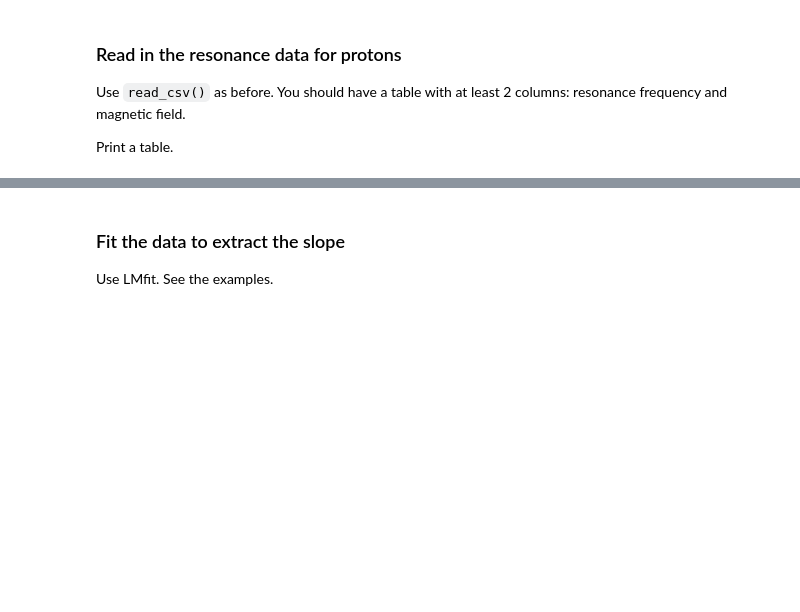
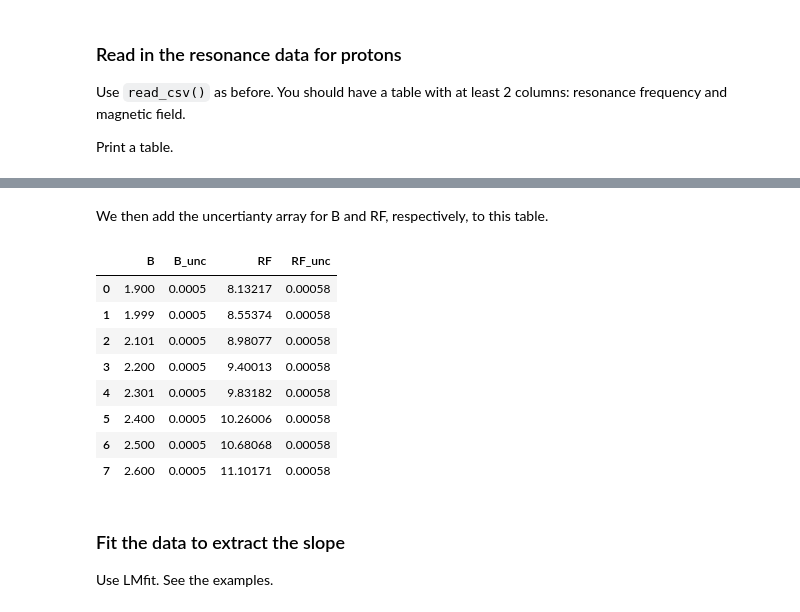
Before and after one commit to ahserhan/CMX, a Jupyter notebook: CWNMR/Continuous NMR Analysis (Template).ipynb, the cells around one changed output, grey strips where cells are left out. Saved outputs shown, nothing was run; the diff lists cells and outputs as text; code cells hidden in the pictures; blank space fills up the shorter version.

```diff
--- a/CWNMR/Continuous NMR Analysis (Template).ipynb
+++ b/CWNMR/Continuous NMR Analysis (Template).ipynb
@@ -96,3 +120,19 @@ Print a table.
+# %% [markdown]
+We then add the uncertianty array for B and RF, respectively, to this table.
+# %%
+# Include the uncertainty results as another column in the dataframe
+uh1_data = pd.read_csv('H1_with_unc.csv')
+uh1_data
+# %% [output]
+|  | B | B_unc | RF | RF_unc |
+| 0 | 1.900 | 0.0005 | 8.13217 | 0.00058 |
+| 1 | 1.999 | 0.0005 | 8.55374 | 0.00058 |
+| 2 | 2.101 | 0.0005 | 8.98077 | 0.00058 |
+| 3 | 2.200 | 0.0005 | 9.40013 | 0.00058 |
+| 4 | 2.301 | 0.0005 | 9.83182 | 0.00058 |
+| 5 | 2.400 | 0.0005 | 10.26006 | 0.00058 |
+| 6 | 2.500 | 0.0005 | 10.68068 | 0.00058 |
+| 7 | 2.600 | 0.0005 | 11.10171 | 0.00058 |
 # %% [markdown]
 ### Fit the data to extract the slope
 
```
Also changed, not shown: parts of 19 cells of this notebook.
